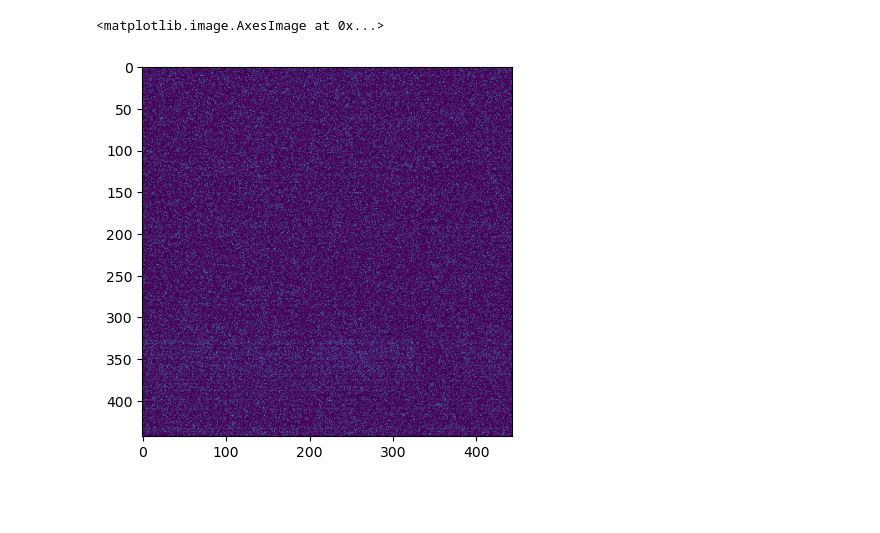
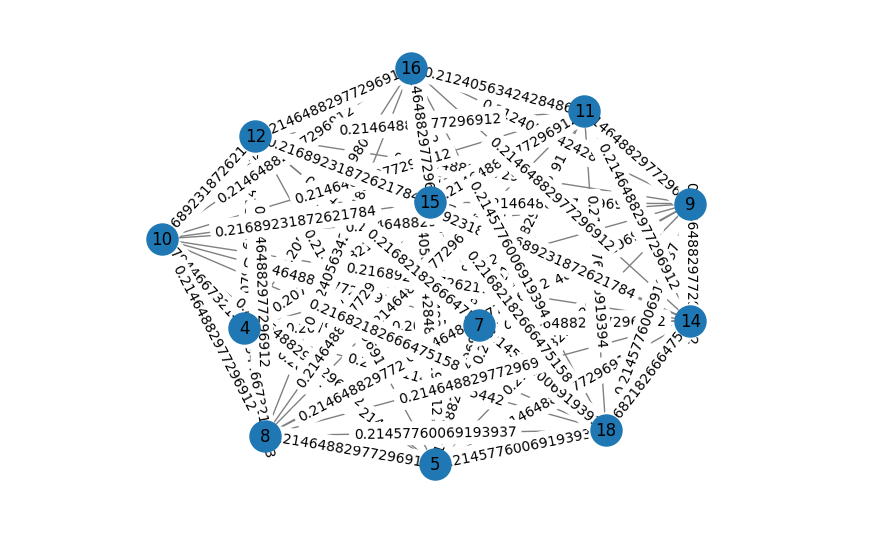
Before and after one commit to zifangu/lithiumized-fish, a Jupyter notebook: network.ipynb, the cells around one changed output. Saved outputs shown, nothing was run; the diff lists cells and outputs as text; code cells hidden in the pictures; blank space fills up the shorter version.

Commit message:
network metrics and graphs

```diff
--- a/network.ipynb
+++ b/network.ipynb
@@ -22,5 +14,0 @@ plt.imshow(mi_lxl_mpnn)
-# %%
-plt.imshow(mi_lxl_nat)
-# %% [output]
-<matplotlib.image.AxesImage at 0x...>
-[figure, removed]
@@ -30,27 +23,36 @@ cov_matrix = np.random.rand(10, 10)  # Replace with your covariance matrix
 np.fill_diagonal(cov_matrix, 0)  # Remove self-loops
 
 # covariance matrix
-mpnn_cov = C_lxl_cov_mpnn.copy()
-nat_cov = C_lxl_cov_real.copy()
+mpnn_cov = cov_mpnn.copy()
+nat_cov = cov_nat.copy()
 
 sample_mpnn = mpnn_cov[:10, :10]
 sample_nat = nat_cov[:10, :10]
 
-# Thresholding approach
-threshold = 0.5  # Define a meaningful threshold
-G = nx.Graph()
+def lxl_graph(matrix, threshold=0):
 
-# Add edges based on threshold
-num_positions = cov_matrix.shape[0]
-for i in range(num_positions):
-    for j in range(i + 1, num_positions):  # Avoid duplicate edges
-        if abs(cov_matrix[i, j]) > threshold:
-            G.add_edge(i, j, weight=cov_matrix[i, j])
+    if threshold==0:
+        threshold = np.mean(matrix) + np.std(matrix)
+    # Thresholding approach
+    else:
+        threshold = threshold # if a threshold is passed in
+    G = nx.Graph()
 
-# Visualize
-import matplotlib.pyplot as plt
-pos = nx.spring_layout(G)
-edges = nx.get_edge_attributes(G, 'weight')
-nx.draw(G, pos, with_labels=True, node_size=500, edge_color='gray')
-nx.draw_networkx_edge_labels(G, pos, edge_labels=edges)
-plt.show()
+    # Add edges based on threshold
+    num_positions = matrix.shape[0]
+    for i in range(num_positions):
+        for j in range(i + 1, num_positions):  # Avoid duplicate edges
+            if abs(matrix[i, j]) > threshold:
+                G.add_edge(i, j, weight=matrix[i, j])
+    return G, threshold
+
+def plot_graph(G):
+    # Visualize
+    pos = nx.spring_layout(G)
+    edges = nx.get_edge_attributes(G, 'weight')
+    nx.draw(G, pos, with_labels=True, node_size=500, edge_color='gray')
+    nx.draw_networkx_edge_labels(G, pos, edge_labels=edges)
+# %%
+plot_graph(lxl_graph(mpnn_cov[:20])[0])
+# %% [output]
+[figure, added]
```
Also changed, not shown: parts of 8 cells of this notebook, 2 other files.
